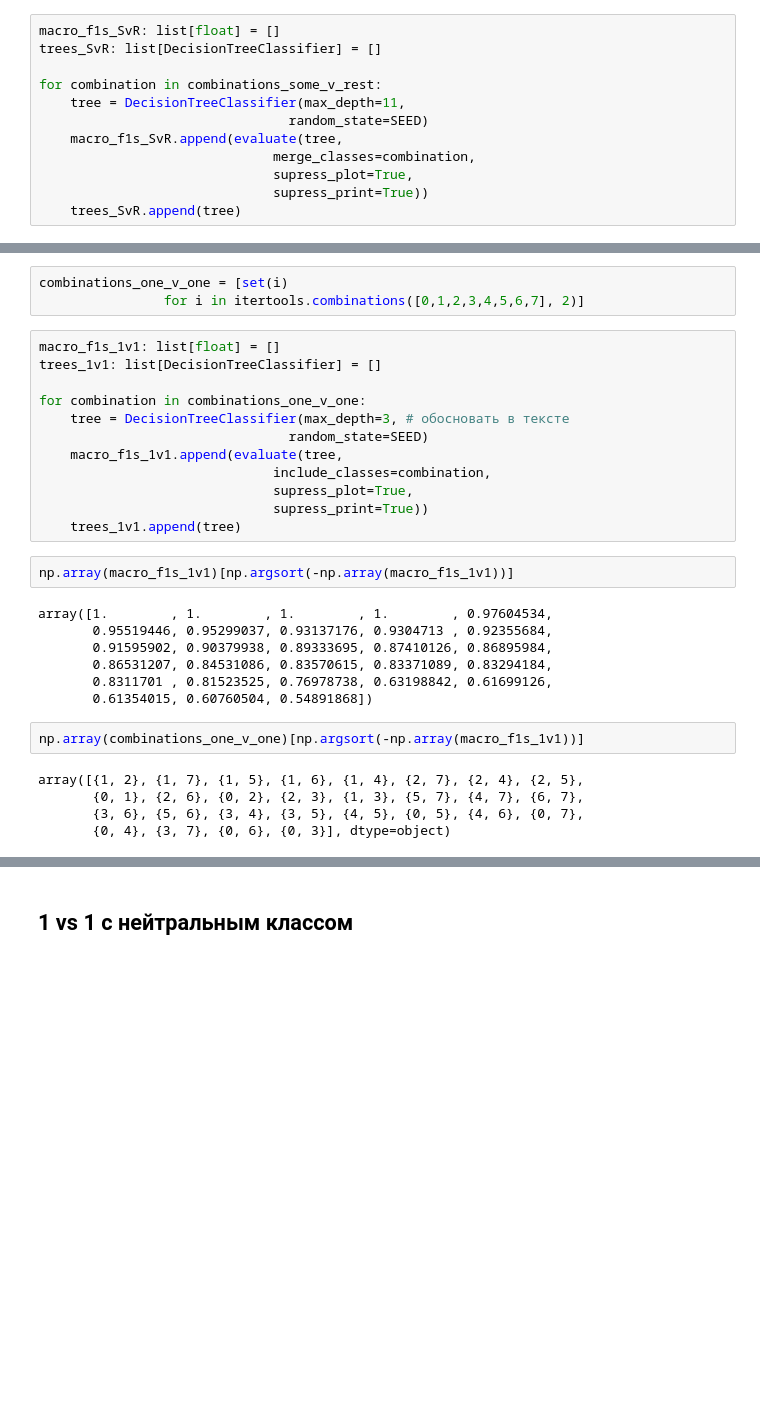
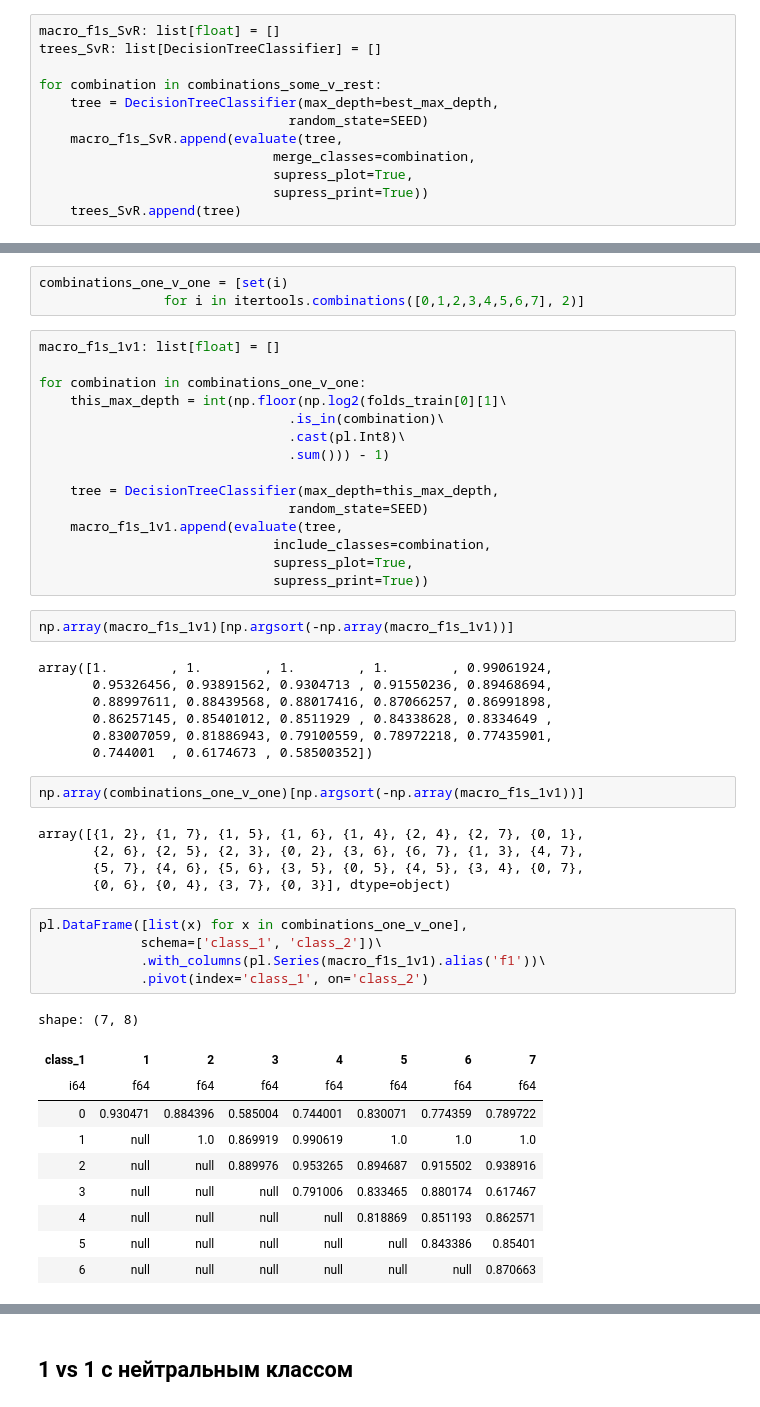
Before and after one commit to vmgorelikov/Automated-Classification-of-Language-Eloquent-Areas-in-Neurotypical-Individuals, a Jupyter notebook: notebooks/feature_and_model_selection.ipynb, the cells around one changed output, grey strips where cells are left out. Saved outputs shown, nothing was run; the diff lists cells and outputs as text; blank space fills up the shorter version.

```diff
--- a/notebooks/feature_and_model_selection.ipynb
+++ b/notebooks/feature_and_model_selection.ipynb
@@ -477,7 +477,7 @@ macro_f1s_SvR: list[float] = []
 trees_SvR: list[DecisionTreeClassifier] = []
 
 for combination in combinations_some_v_rest:
-    tree = DecisionTreeClassifier(max_depth=11,
+    tree = DecisionTreeClassifier(max_depth=best_max_depth,
                                 random_state=SEED)
     macro_f1s_SvR.append(evaluate(tree,
                               merge_classes=combination,
@@ -566,30 +566,49 @@ combinations_one_v_one = [set(i)
                 for i in itertools.combinations([0,1,2,3,4,5,6,7], 2)]
 # %%
 macro_f1s_1v1: list[float] = []
-trees_1v1: list[DecisionTreeClassifier] = []
 
 for combination in combinations_one_v_one:
-    tree = DecisionTreeClassifier(max_depth=3, # обосновать в тексте
+    this_max_depth = int(np.floor(np.log2(folds_train[0][1]\
+                                .is_in(combination)\
+                                .cast(pl.Int8)\
+                                .sum())) - 1)
+
+    tree = DecisionTreeClassifier(max_depth=this_max_depth,
                                 random_state=SEED)
     macro_f1s_1v1.append(evaluate(tree,
                               include_classes=combination,
                               supress_plot=True,
                               supress_print=True))
-    trees_1v1.append(tree)
 # %%
 np.array(macro_f1s_1v1)[np.argsort(-np.array(macro_f1s_1v1))]
 # %% [output]
-array([1.        , 1.        , 1.        , 1.        , 0.97604534,
-       0.95519446, 0.95299037, 0.93137176, 0.9304713 , 0.92355684,
-       0.91595902, 0.90379938, 0.89333695, 0.87410126, 0.86895984,
-       0.86531207, 0.84531086, 0.83570615, 0.83371089, 0.83294184,
-       0.8311701 , 0.81523525, 0.76978738, 0.63198842, 0.61699126,
-       0.61354015, 0.60760504, 0.54891868])
+array([1.        , 1.        , 1.        , 1.        , 0.99061924,
+       0.95326456, 0.93891562, 0.9304713 , 0.91550236, 0.89468694,
+       0.88997611, 0.88439568, 0.88017416, 0.87066257, 0.86991898,
+       0.86257145, 0.85401012, 0.8511929 , 0.84338628, 0.8334649 ,
+       0.83007059, 0.81886943, 0.79100559, 0.78972218, 0.77435901,
+       0.744001  , 0.6174673 , 0.58500352])
 # %%
 np.array(combinations_one_v_one)[np.argsort(-np.array(macro_f1s_1v1))]
 # %% [output]
-array([{1, 2}, {1, 7}, {1, 5}, {1, 6}, {1, 4}, {2, 7}, {2, 4}, {2, 5},
-       {0, 1}, {2, 6}, {0, 2}, {2, 3}, {1, 3}, {5, 7}, {4, 7}, {6, 7},
-       {3, 6}, {5, 6}, {3, 4}, {3, 5}, {4, 5}, {0, 5}, {4, 6}, {0, 7},
-       {0, 4}, {3, 7}, {0, 6}, {0, 3}], dtype=object)
+array([{1, 2}, {1, 7}, {1, 5}, {1, 6}, {1, 4}, {2, 4}, {2, 7}, {0, 1},
+       {2, 6}, {2, 5}, {2, 3}, {0, 2}, {3, 6}, {6, 7}, {1, 3}, {4, 7},
+       {5, 7}, {4, 6}, {5, 6}, {3, 5}, {0, 5}, {4, 5}, {3, 4}, {0, 7},
+       {0, 6}, {0, 4}, {3, 7}, {0, 3}], dtype=object)
+# %%
+pl.DataFrame([list(x) for x in combinations_one_v_one],
+             schema=['class_1', 'class_2'])\
+             .with_columns(pl.Series(macro_f1s_1v1).alias('f1'))\
+             .pivot(index='class_1', on='class_2')
+# %% [output]
+shape: (7, 8)
+| class_1 | 1 | 2 | 3 | 4 | 5 | 6 | 7 |
+| i64 | f64 | f64 | f64 | f64 | f64 | f64 | f64 |
+| 0 | 0.930471 | 0.884396 | 0.585004 | 0.744001 | 0.830071 | 0.774359 | 0.789722 |
+| 1 | null | 1.0 | 0.869919 | 0.990619 | 1.0 | 1.0 | 1.0 |
+| 2 | null | null | 0.889976 | 0.953265 | 0.894687 | 0.915502 | 0.938916 |
+| 3 | null | null | null | 0.791006 | 0.833465 | 0.880174 | 0.617467 |
+| 4 | null | null | null | null | 0.818869 | 0.851193 | 0.862571 |
+| 5 | null | null | null | null | null | 0.843386 | 0.85401 |
+| 6 | null | null | null | null | null | null | 0.870663 |
 # %% [markdown]
```
Also changed, not shown: parts of 21 cells of this notebook.
